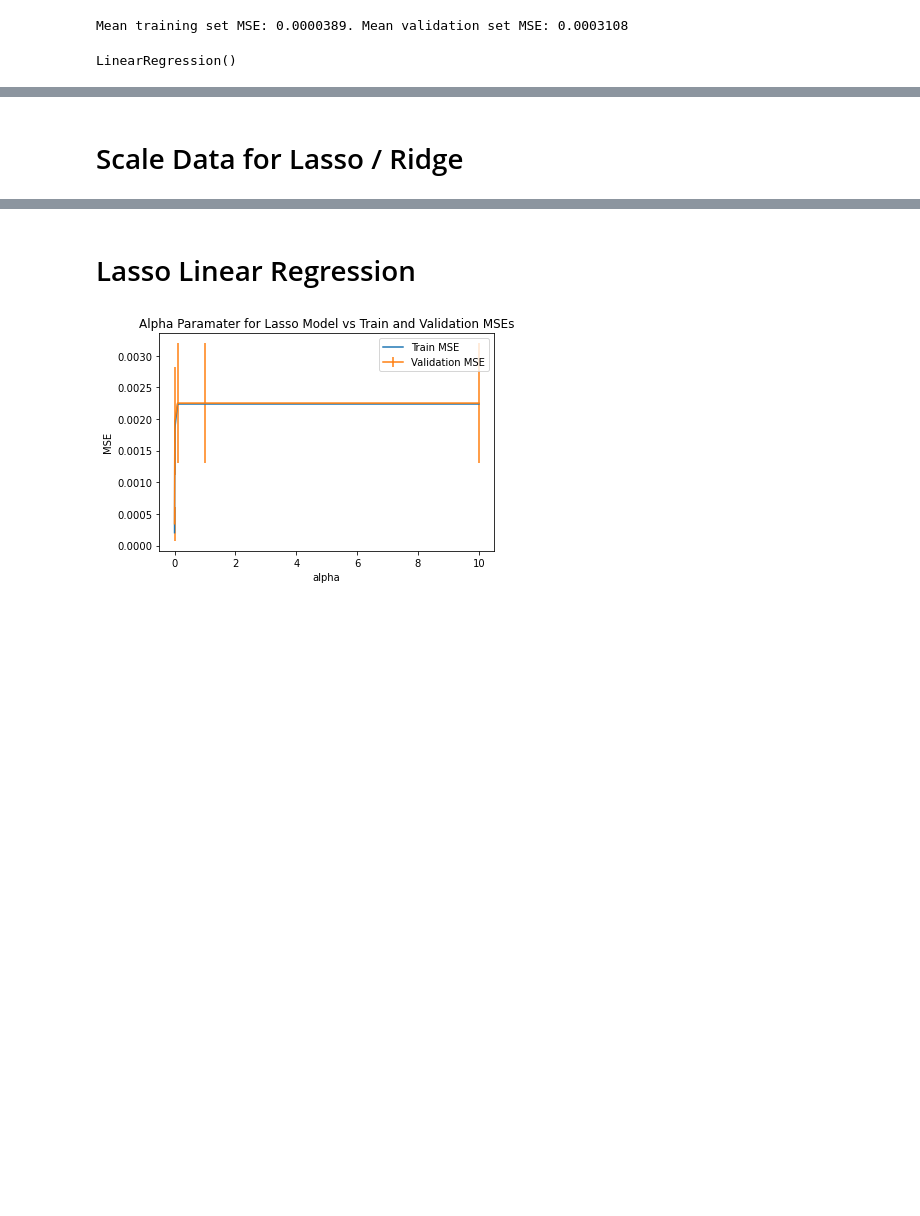
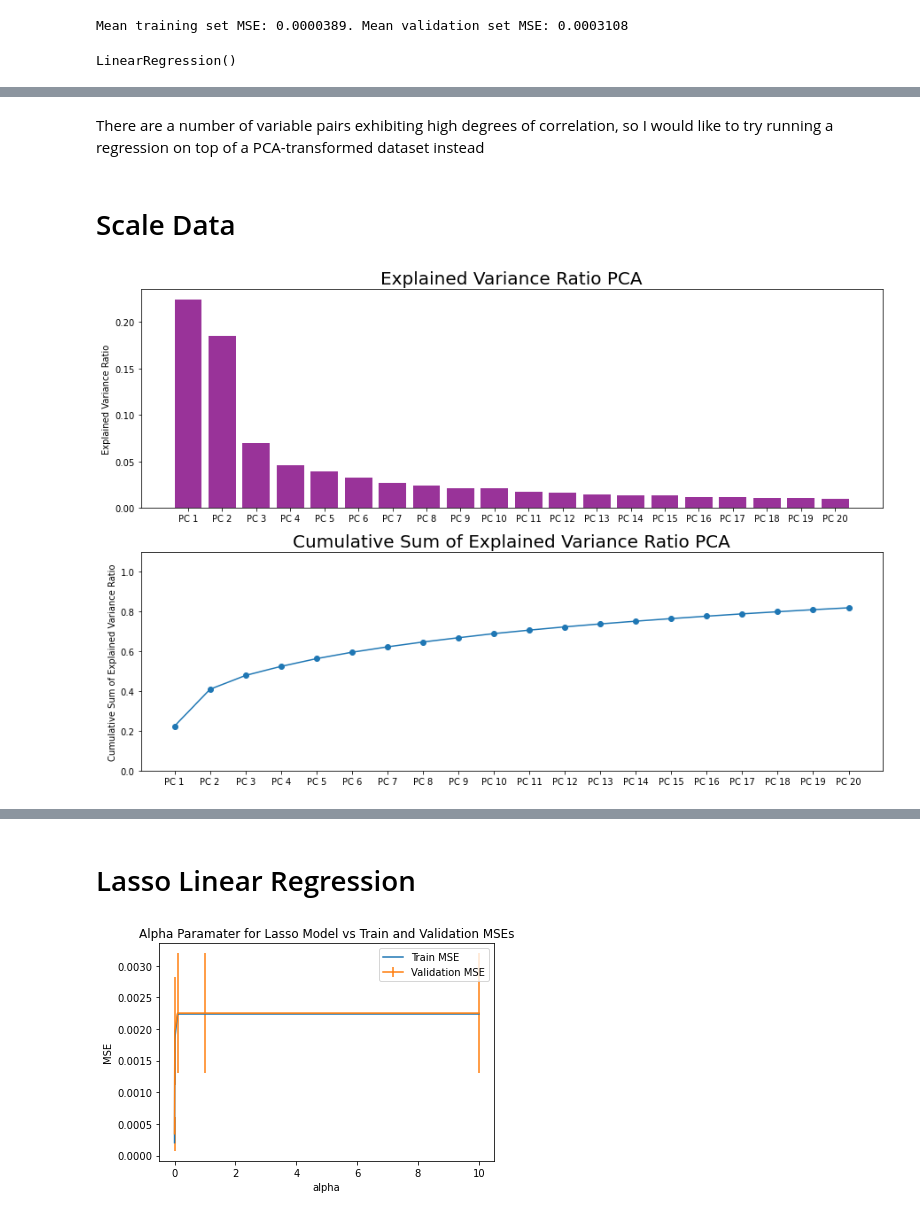
Before and after one commit to eshantewari/cs109-final-project, a Jupyter notebook: Linear Regression Model.ipynb, the cells around one changed output, grey strips where cells are left out. Drawn from its saved outputs; the diff is of its cells as text; code cells hidden in the pictures; blank space fills up the shorter version.

```diff
--- a/Linear Regression Model.ipynb
+++ b/Linear Regression Model.ipynb
@@ -146,5 +174,7 @@ LinearRegression()
+# %% [markdown]
+There are a number of variable pairs exhibiting high degrees of correlation, so I would like to try running a regression on top of a PCA-transformed dataset instead
 # %% [markdown]
-# Scale Data for Lasso / Ridge
+# Scale Data
 # %%
 scaler = StandardScaler()
 X_train_scaled = scaler.fit_transform(X_train)
@@ -151,0 +187,24 @@ X_test_scaled = scaler.transform(X_test)
+# %%
+# Plot explained variance for pca components
+fig, ax = plt.subplots(nrows=2, figsize=(15,10))
+ax1, ax2 = ax.ravel()
+
+ratio = pca.explained_variance_ratio_
+num_components = 20
+ax1.bar(range(num_components), ratio[ :num_components], color='purple', alpha=0.8)
+ax1.set_title('Explained Variance Ratio PCA', fontsize=20)
+ax1.set_xticks(range(num_components))
+ax1.set_xticklabels(['PC {}'.format(i+1) for i in range(num_components)])
+ax1.set_ylabel('Explained Variance Ratio')
+
+ratio = pca.explained_variance_ratio_
+ax2.plot(np.cumsum(ratio[ :num_components]), 'o-')
+
+ax2.set_title('Cumulative Sum of Explained Variance Ratio PCA', fontsize=20)
+
+ax2.set_ylim(0,1.1)
+ax2.set_xticks(range(num_components))
+ax2.set_xticklabels(['PC {}'.format(i+1) for i in range(num_components)])
+ax2.set_ylabel('Cumulative Sum of Explained Variance Ratio');
+# %% [output]
+[figure, added]
```
Also changed, not shown: parts of 9 cells of this notebook, 1 other file.
